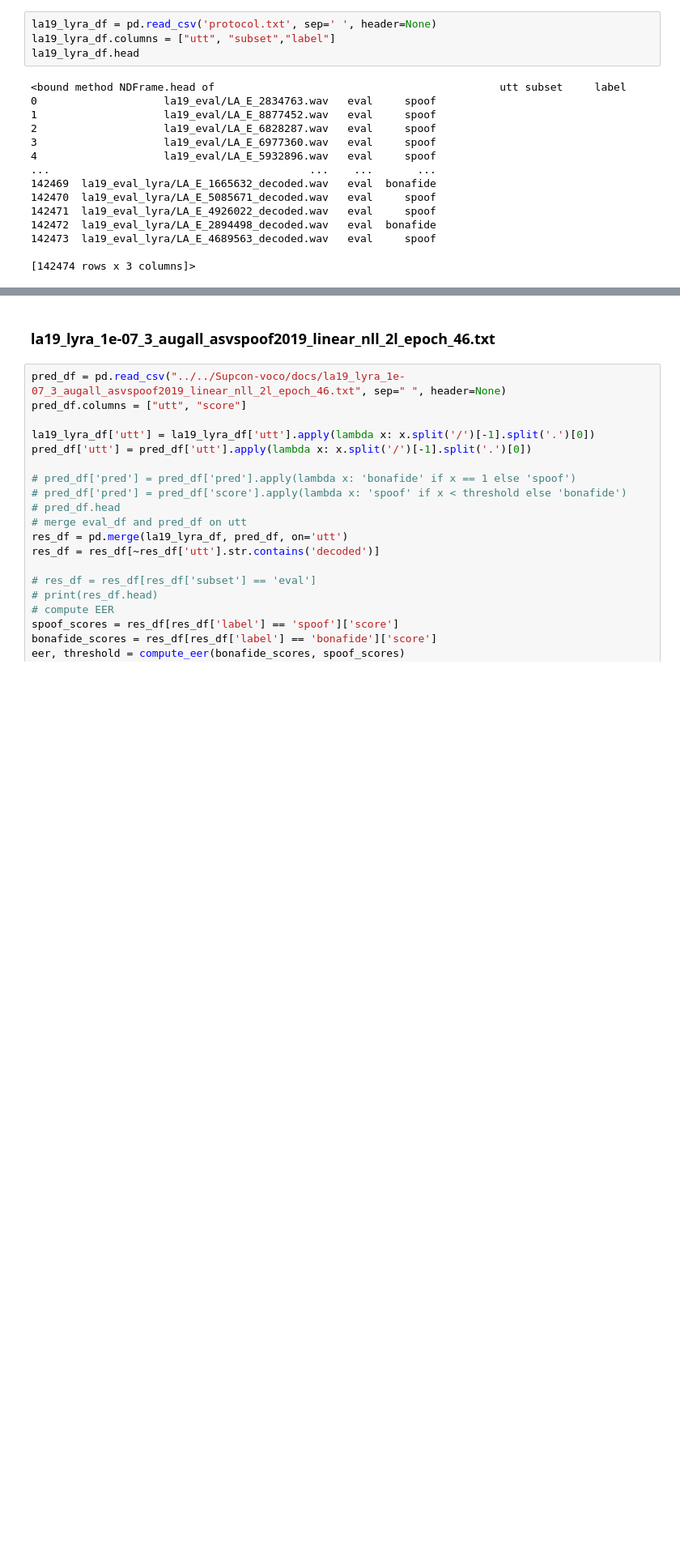
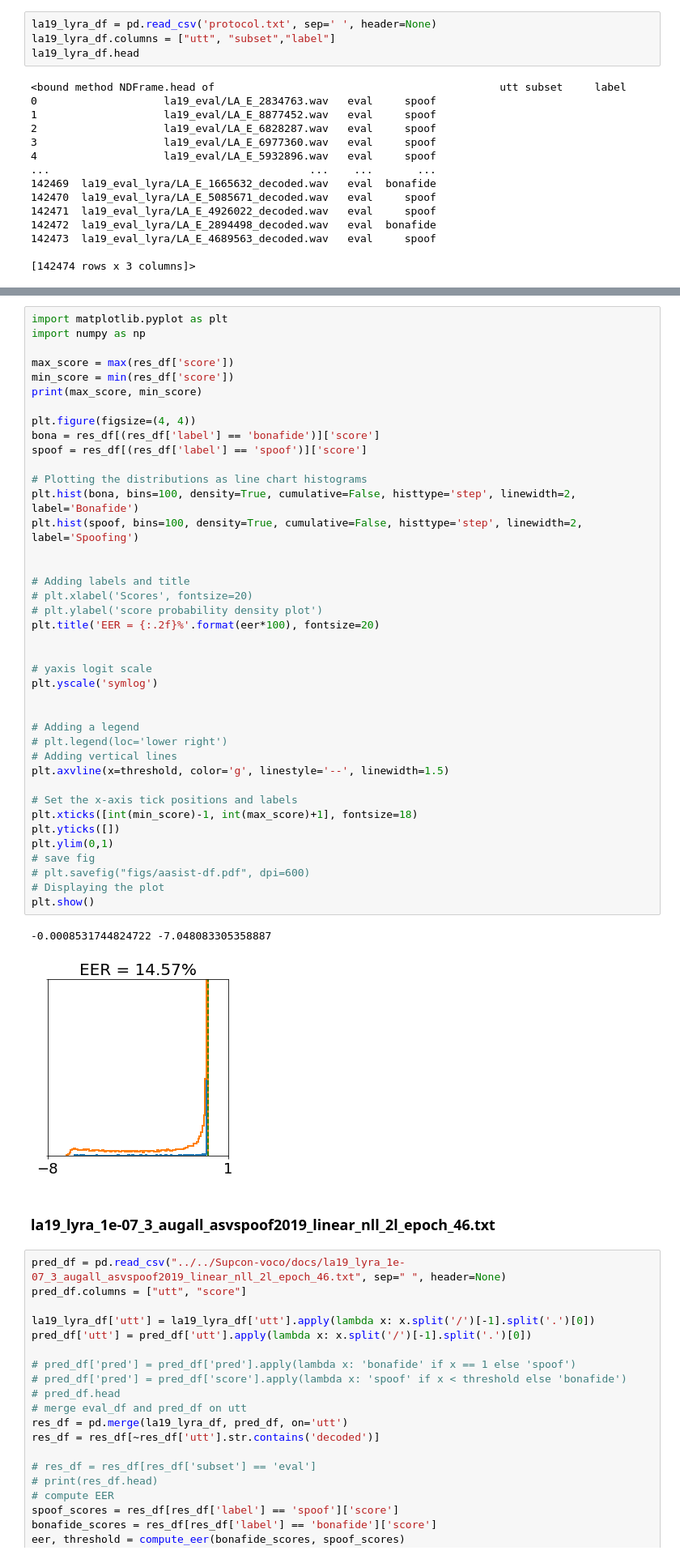
Before and after one commit to josebeo2016/vocodetect, a Jupyter notebook: traindata/la19_lyra/score.ipynb, the cells around one changed output, grey strips where cells are left out. Shown at 81% size. Drawn from its saved outputs; the diff is of its cells as text; blank space fills up the shorter version.

```diff
--- a/traindata/la19_lyra/score.ipynb
+++ b/traindata/la19_lyra/score.ipynb
@@ -92,3 +127,46 @@ la19_lyra_df.head
+# %%
+import matplotlib.pyplot as plt
+import numpy as np
+
+max_score = max(res_df['score'])
+min_score = min(res_df['score'])
+print(max_score, min_score)
+
+plt.figure(figsize=(4, 4))
+bona = res_df[(res_df['label'] == 'bonafide')]['score']
+spoof = res_df[(res_df['label'] == 'spoof')]['score']
+
+# Plotting the distributions as line chart histograms
+plt.hist(bona, bins=100, density=True, cumulative=False, histtype='step', linewidth=2, label='Bonafide')
+plt.hist(spoof, bins=100, density=True, cumulative=False, histtype='step', linewidth=2, label='Spoofing')
+
+
+# Adding labels and title
+# plt.xlabel('Scores', fontsize=20)
+# plt.ylabel('score probability density plot')
+plt.title('EER = {:.2f}%'.format(eer*100), fontsize=20)
+
+
+# yaxis logit scale
+plt.yscale('symlog')
+
+
+# Adding a legend
+# plt.legend(loc='lower right')
+# Adding vertical lines
+plt.axvline(x=threshold, color='g', linestyle='--', linewidth=1.5)
+
+# Set the x-axis tick positions and labels
+plt.xticks([int(min_score)-1, int(max_score)+1], fontsize=18)
+plt.yticks([])
+plt.ylim(0,1)
+# save fig
+# plt.savefig("figs/aasist-df.pdf", dpi=600)
+# Displaying the plot
+plt.show()
+# %% [output]
+-0.0008531744824722 -7.048083305358887
+[figure, added]
 # %% [markdown]
 ### la19_lyra_1e-07_3_augall_asvspoof2019_linear_nll_2l_epoch_46.txt
 # %%
```
Also changed, not shown: parts of 3 cells of this notebook, 3 other files.
